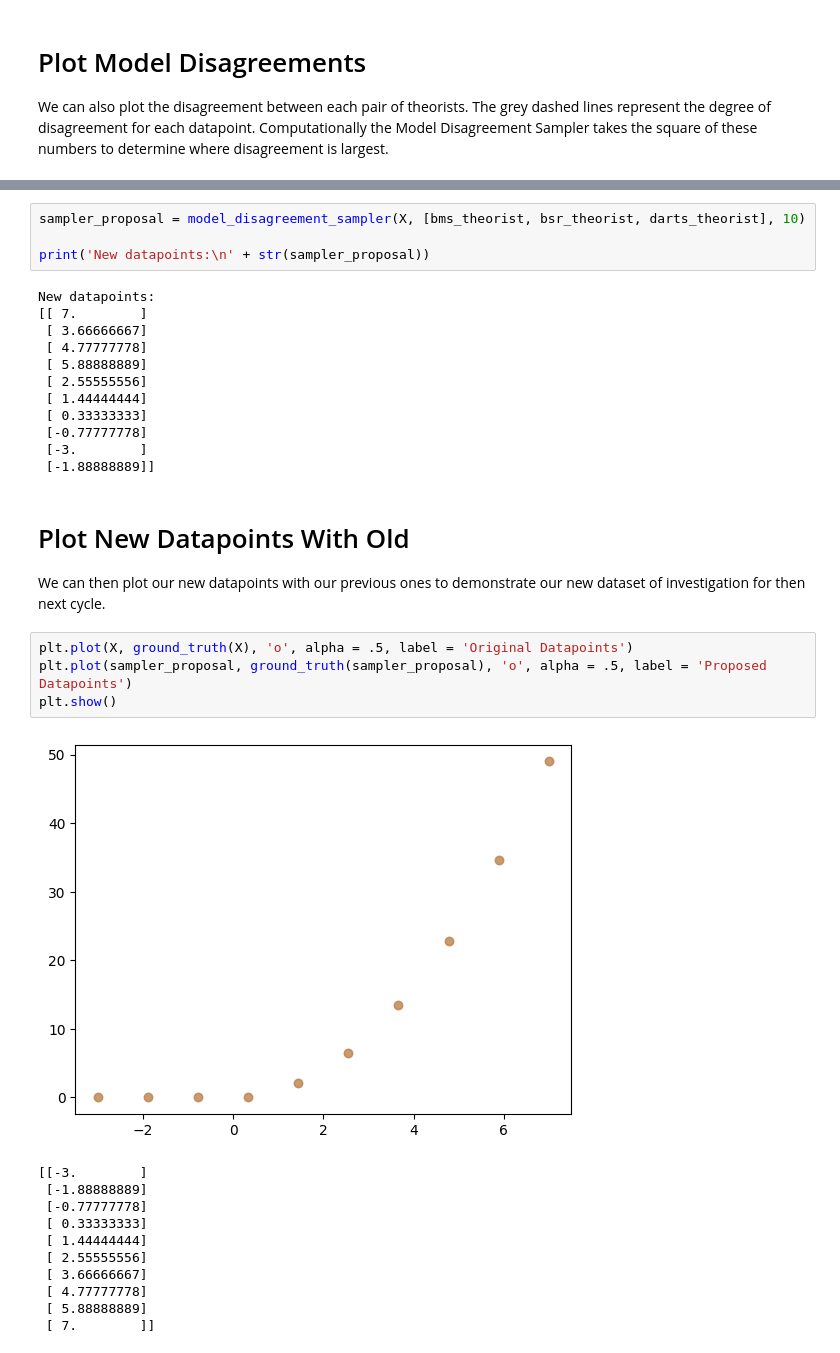
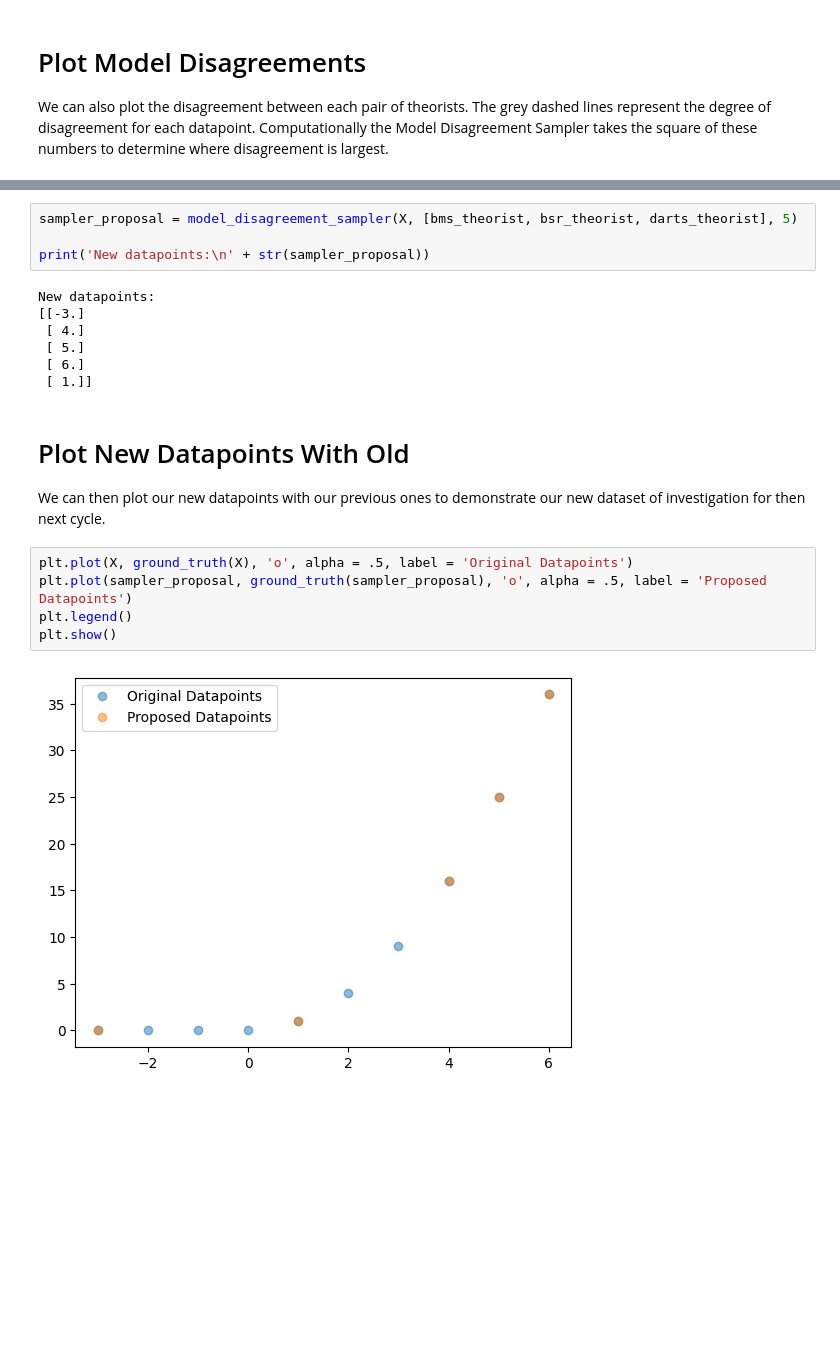
Before and after one commit to AutoResearch/autora-experimentalist-sampler-model-disagreement, a Jupyter notebook: docs/basic-usage.ipynb, the cells around one changed output, grey strips where cells are left out. Drawn from its saved outputs; the diff is of its cells as text; blank space fills up the shorter version.

```diff
--- a/docs/basic-usage.ipynb
+++ b/docs/basic-usage.ipynb
@@ -120,19 +97,14 @@ Now we will get a proposal from the sampler as to which datapoints to investigat
 # %%
-sampler_proposal = model_disagreement_sampler(X, [bms_theorist, bsr_theorist, darts_theorist], 10)
+sampler_proposal = model_disagreement_sampler(X, [bms_theorist, bsr_theorist, darts_theorist], 5)
 
 print('New datapoints:\n' + str(sampler_proposal))
 # %% [output]
 New datapoints:
-[[ 7.        ]
- [ 3.66666667]
- [ 4.77777778]
- [ 5.88888889]
- [ 2.55555556]
- [ 1.44444444]
- [ 0.33333333]
- [-0.77777778]
- [-3.        ]
- [-1.88888889]]
+[[-3.]
+ [ 4.]
+ [ 5.]
+ [ 6.]
+ [ 1.]]
 # %% [markdown]
 # Plot New Datapoints With Old
 
@@ -140,16 +112,7 @@ We can then plot our new datapoints with our previous ones to demonstrate our ne
 # %%
 plt.plot(X, ground_truth(X), 'o', alpha = .5, label = 'Original Datapoints')
 plt.plot(sampler_proposal, ground_truth(sampler_proposal), 'o', alpha = .5, label = 'Proposed Datapoints')
+plt.legend()
 plt.show()
 # %% [output]
-[figure, old version]
+[figure, new version]
-[[-3.        ]
- [-1.88888889]
- [-0.77777778]
- [ 0.33333333]
- [ 1.44444444]
- [ 2.55555556]
- [ 3.66666667]
- [ 4.77777778]
- [ 5.88888889]
- [ 7.        ]]
```
Also changed, not shown: parts of 7 cells of this notebook.
